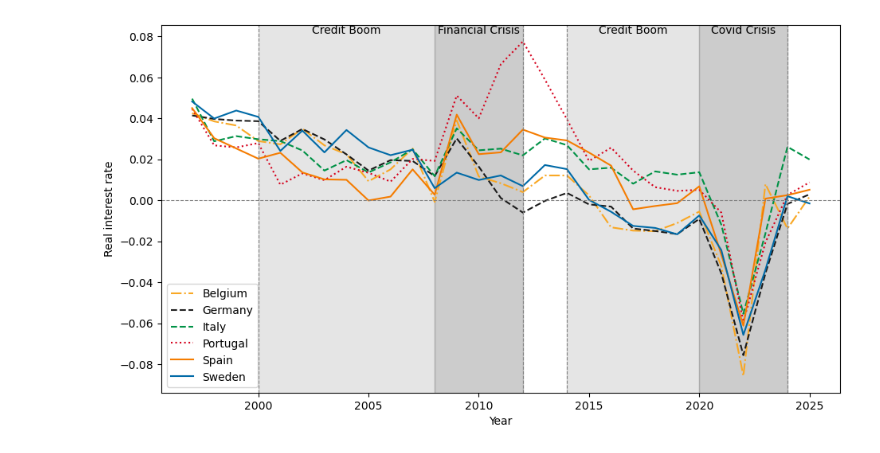
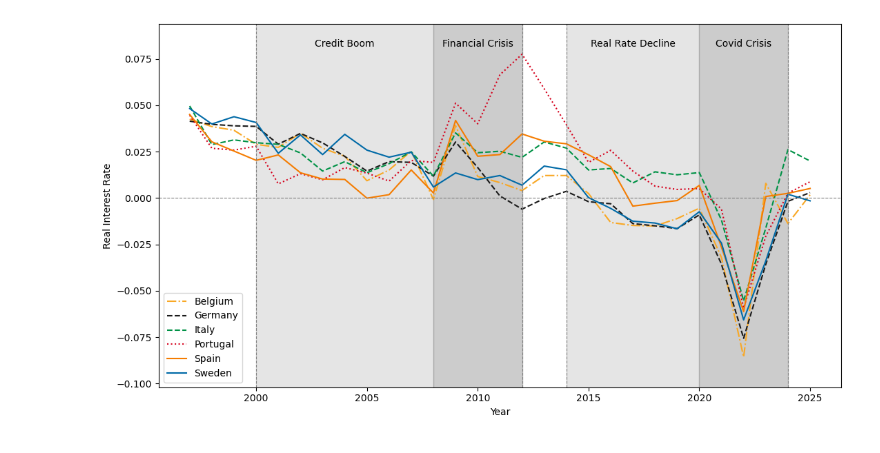
Before and after one commit to CurdinLieberherr/Master-Thesis, a Jupyter notebook: final_countries.ipynb, the cells around one changed output. Drawn from its saved outputs; the diff is of its cells as text; code cells hidden in the pictures.

```diff
--- a/final_countries.ipynb
+++ b/final_countries.ipynb
@@ -24,35 +24,37 @@ for country in COUNTRIES.keys():
 fig, ax = plt.subplots(figsize=(11, 6))
 
 for country, g in df.groupby('country'):
     color = COUNTRY_STYLES.get(country)['color']
     linestyle = COUNTRY_STYLES.get(country)['linestyle']
     ax.plot(g['year'], g['realinterestrate'], color=color, label=country, linestyle=linestyle)
 
 ax.axvline(2000, color='grey', linewidth=0.8, linestyle='--')
 ax.axvline(2012, color='grey', linewidth=0.8, linestyle='--')
 ax.axvline(2014, color='grey', linewidth=0.8, linestyle='--')
 ax.axvline(2024, color='grey', linewidth=0.8, linestyle='--')
 
 ax.axvspan(2000, 2008, color='gray', alpha=0.2)
 ax.text((2000 + 2008) / 2, ax.get_ylim()[1], 'Credit Boom', ha='center', va='top')
 
 ax.axvspan(2008, 2012, color='gray', alpha=0.4)
 ax.text((2008 + 2012) / 2, ax.get_ylim()[1], 'Financial Crisis', ha='center', va='top')
 
 ax.axvspan(2014, 2020, color='gray', alpha=0.2)
-ax.text((2014 + 2020) / 2, ax.get_ylim()[1], 'Credit Boom', ha='center', va='top')
+ax.text((2014 + 2020) / 2, ax.get_ylim()[1], 'Real Rate Decline', ha='center', va='top')
 
 ax.axvspan(2020, 2024, color='gray', alpha=0.4)
 ax.text((2020 + 2024) / 2, ax.get_ylim()[1], 'Covid Crisis', ha='center', va='top')
 
 
 ax.axhline(0, color='gray', linewidth=0.8, linestyle='--')
 ax.set_xlabel('Year')
 ax.set_ylabel('Real Interest Rate')
 ax.legend()
+ax.margins(x=0.05, y=0.1)
+fig.tight_layout()
 plt.show()
 # %% [output]
-[figure, old version]
+[figure, new version]
 # %%
 from CompareCountries import CompareCountries
 from MisallocationAnalysis import MisallocationAnalysis
```
Also changed, not shown: parts of 3 cells of this notebook, 3 other files.
